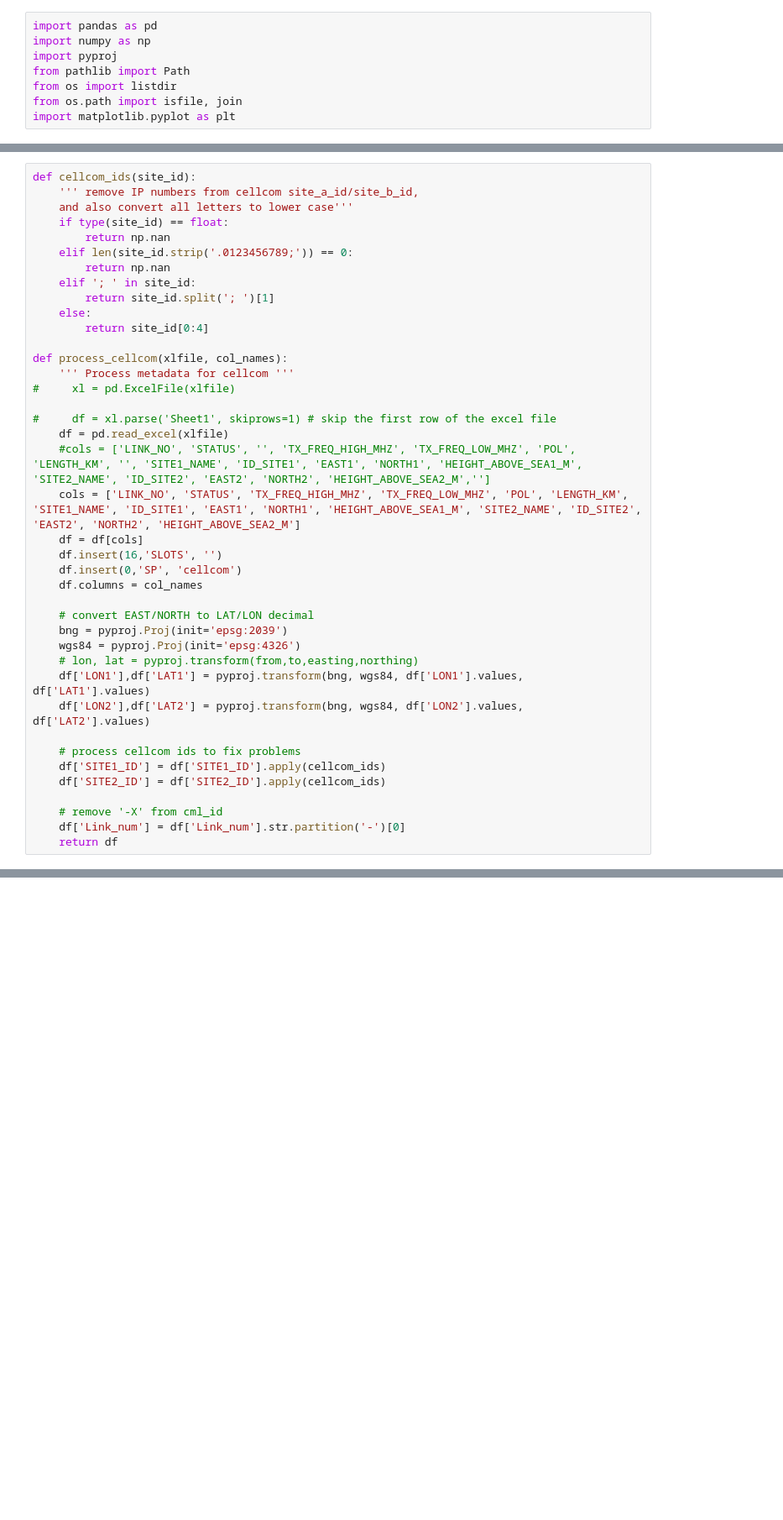
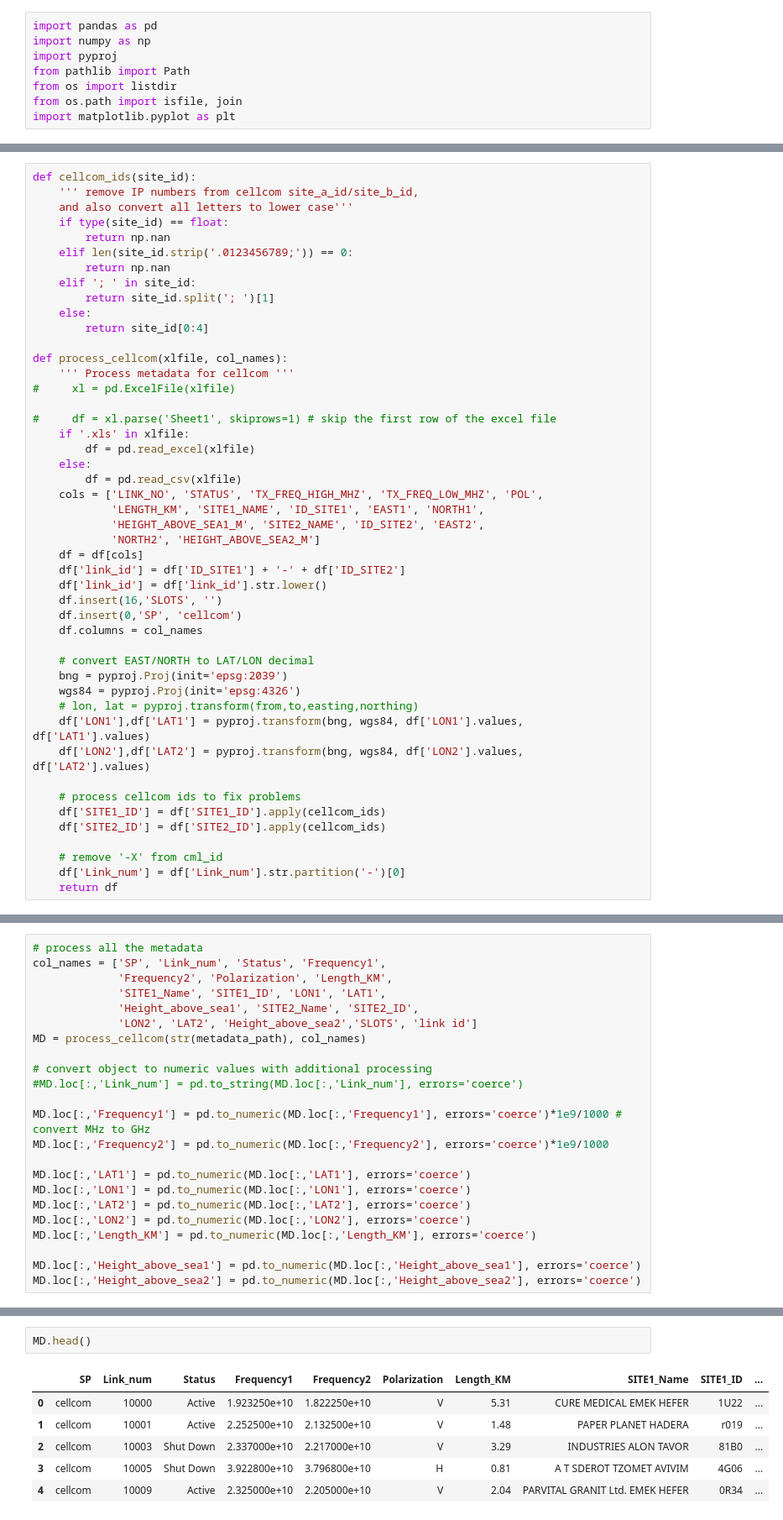
Before and after one commit to cellenmon/process_cml_rawdata, a Jupyter notebook: process_cellcom.ipynb, the cells around one changed output, grey strips where cells are left out. Shown at 84% size. Cells and saved outputs as stored; diff of their text form; blank space fills up the shorter version.

```diff
--- a/process_cellcom.ipynb
+++ b/process_cellcom.ipynb
@@ -46,10 +31,17 @@ def process_cellcom(xlfile, col_names):
 #     xl = pd.ExcelFile(xlfile)
 
 #     df = xl.parse('Sheet1', skiprows=1) # skip the first row of the excel file
-    df = pd.read_excel(xlfile)
-    #cols = ['LINK_NO', 'STATUS', '', 'TX_FREQ_HIGH_MHZ', 'TX_FREQ_LOW_MHZ', 'POL', 'LENGTH_KM', '', 'SITE1_NAME', 'ID_SITE1', 'EAST1', 'NORTH1', 'HEIGHT_ABOVE_SEA1_M', 'SITE2_NAME', 'ID_SITE2', 'EAST2', 'NORTH2', 'HEIGHT_ABOVE_SEA2_M','']
-    cols = ['LINK_NO', 'STATUS', 'TX_FREQ_HIGH_MHZ', 'TX_FREQ_LOW_MHZ', 'POL', 'LENGTH_KM', 'SITE1_NAME', 'ID_SITE1', 'EAST1', 'NORTH1', 'HEIGHT_ABOVE_SEA1_M', 'SITE2_NAME', 'ID_SITE2', 'EAST2', 'NORTH2', 'HEIGHT_ABOVE_SEA2_M']
+    if '.xls' in xlfile:
+        df = pd.read_excel(xlfile)
+    else:
+        df = pd.read_csv(xlfile)
+    cols = ['LINK_NO', 'STATUS', 'TX_FREQ_HIGH_MHZ', 'TX_FREQ_LOW_MHZ', 'POL',
+            'LENGTH_KM', 'SITE1_NAME', 'ID_SITE1', 'EAST1', 'NORTH1',
+            'HEIGHT_ABOVE_SEA1_M', 'SITE2_NAME', 'ID_SITE2', 'EAST2',
+            'NORTH2', 'HEIGHT_ABOVE_SEA2_M']
     df = df[cols]
+    df['link_id'] = df['ID_SITE1'] + '-' + df['ID_SITE2']
+    df['link_id'] = df['link_id'].str.lower()
     df.insert(16,'SLOTS', '')
     df.insert(0,'SP', 'cellcom')
     df.columns = col_names
@@ -112,2 +63,25 @@ Index(['LINK_NO', 'SITE1', 'SITE1_NAME', 'SHTAHIM_SITE1', 'AZIMUTH1', 'NORTH1',
+# %%
+# process all the metadata
+col_names = ['SP', 'Link_num', 'Status', 'Frequency1',
+             'Frequency2', 'Polarization', 'Length_KM',
+             'SITE1_Name', 'SITE1_ID', 'LON1', 'LAT1',
+             'Height_above_sea1', 'SITE2_Name', 'SITE2_ID',
+             'LON2', 'LAT2', 'Height_above_sea2','SLOTS', 'link id']
+MD = process_cellcom(str(metadata_path), col_names)
+
+# convert object to numeric values with additional processing
+#MD.loc[:,'Link_num'] = pd.to_string(MD.loc[:,'Link_num'], errors='coerce')
+
+MD.loc[:,'Frequency1'] = pd.to_numeric(MD.loc[:,'Frequency1'], errors='coerce')*1e9/1000 # convert MHz to GHz
+MD.loc[:,'Frequency2'] = pd.to_numeric(MD.loc[:,'Frequency2'], errors='coerce')*1e9/1000
+
+MD.loc[:,'LAT1'] = pd.to_numeric(MD.loc[:,'LAT1'], errors='coerce')
+MD.loc[:,'LON1'] = pd.to_numeric(MD.loc[:,'LON1'], errors='coerce')
+MD.loc[:,'LAT2'] = pd.to_numeric(MD.loc[:,'LAT2'], errors='coerce')
+MD.loc[:,'LON2'] = pd.to_numeric(MD.loc[:,'LON2'], errors='coerce')
+MD.loc[:,'Length_KM'] = pd.to_numeric(MD.loc[:,'Length_KM'], errors='coerce')
+
+MD.loc[:,'Height_above_sea1'] = pd.to_numeric(MD.loc[:,'Height_above_sea1'], errors='coerce')
+MD.loc[:,'Height_above_sea2'] = pd.to_numeric(MD.loc[:,'Height_above_sea2'], errors='coerce')
 # %%
 # select raw-data files to open
@@ -116,0 +100,9 @@ only_files = sorted([f for f in listdir(raw_data_path) if isfile(join(raw_data_p
+# %%
+MD.head()
+# %% [output]
+|  | SP | Link_num | Status | Frequency1 | Frequency2 | Polarization | Length_KM | SITE1_Name | SITE1_ID | ... |
+| 0 | cellcom | 10000 | Active | 1.923250e+10 | 1.822250e+10 | V | 5.31 | CURE MEDICAL EMEK HEFER | 1U22 | ... |
+| 1 | cellcom | 10001 | Active | 2.252500e+10 | 2.132500e+10 | V | 1.48 | PAPER PLANET HADERA | r019 | ... |
+| 2 | cellcom | 10003 | Shut Down | 2.337000e+10 | 2.217000e+10 | V | 3.29 | INDUSTRIES ALON TAVOR | 81B0 | ... |
+| 3 | cellcom | 10005 | Shut Down | 3.922800e+10 | 3.796800e+10 | H | 0.81 | A T SDEROT TZOMET AVIVIM | 4G06 | ... |
+| 4 | cellcom | 10009 | Active | 2.325000e+10 | 2.205000e+10 | V | 2.04 | PARVITAL GRANIT Ltd. EMEK HEFER | 0R34 | ... |
```
Also changed, not shown: parts of 11 cells of this notebook.
